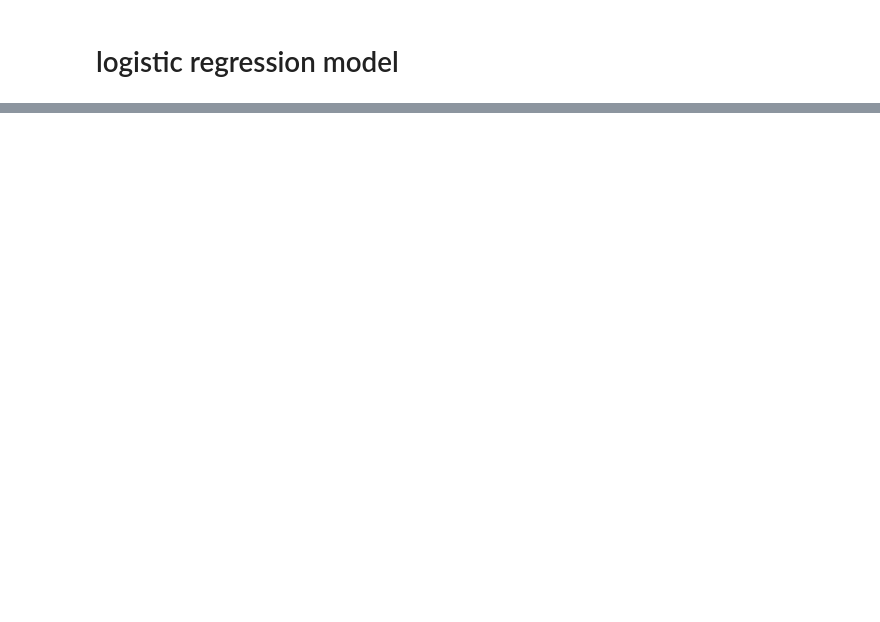
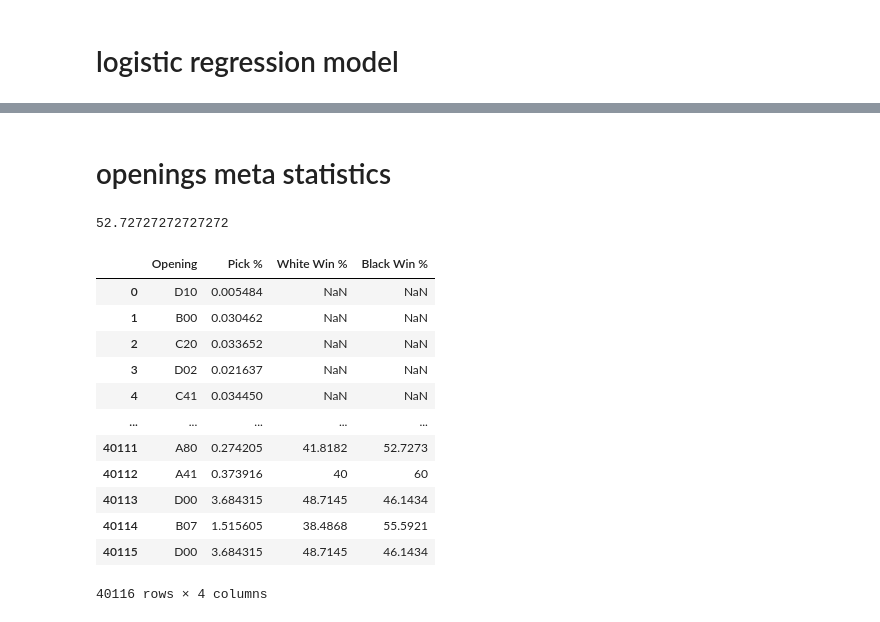
Before and after one commit to jonrosner/chess-game-analysis, a Jupyter notebook: JLM_notebook.ipynb, the cells around one changed output, grey strips where cells are left out. Cells and saved outputs as stored; diff of their text form; code cells hidden in the pictures; blank space fills up the shorter version.

```diff
--- a/JLM_notebook.ipynb
+++ b/JLM_notebook.ipynb
@@ -251,0 +290,49 @@ model.score(X_test,y_test)
+# %% [markdown]
+# openings meta statistics
+# %%
+opdf = pd.DataFrame(columns=['Opening', 'Pick %', 'White Win %', 'Black Win %'])
+# %%
+df = pd.read_csv('games.csv')
+openings = df['opening_eco']
+#opening_counts = df['opening_eco'].value_counts()
+#open30 = opening_counts[0:31]
+#open30
+#len(df[df['opening_eco']=='A00'])
+#len(df['opening_eco'])
+black_df = df.copy()
+black_df = black_df[black_df['winner'] == 'black']
+len(new_df[new_df['opening_eco']=='A00'])
+(len(black_df[black_df['opening_eco']=='D10'])) / len(df[df['opening_eco']=='D10'])*100
+# %% [output]
+52.72727272727272
+# %%
+for opening in openings:
+    eco_name = opening
+    eco_pick_perc = (len(df[df['opening_eco']==opening])) / len(df['opening_eco'])*100
+
+    black_df = df.copy()
+    black_df = black_df[black_df['winner'] == 'black']
+    eco_win_perc_black = (len(black_df[black_df['opening_eco']==opening])) / len(df[df['opening_eco']==opening])*100
+
+    white_df = df.copy()
+    white_df = white_df[white_df['winner'] == 'white']
+    eco_win_perc_white = (len(white_df[white_df['opening_eco']==opening])) / len(df[df['opening_eco']==opening])*100
+
+    opdf_df = pd.DataFrame([[eco_name, eco_pick_perc, eco_win_perc_black, eco_win_perc_white]], columns=['Opening', 'Pick %', 'White Win %', 'Black Win %'])
+    opdf = opdf.append(opdf_df, ignore_index=True)
+# %%
+opdf
+# %% [output]
+|  | Opening | Pick % | White Win % | Black Win % |
+| 0 | D10 | 0.005484 | NaN | NaN |
+| 1 | B00 | 0.030462 | NaN | NaN |
+| 2 | C20 | 0.033652 | NaN | NaN |
+| 3 | D02 | 0.021637 | NaN | NaN |
+| 4 | C41 | 0.034450 | NaN | NaN |
+| ... | ... | ... | ... | ... |
+| 40111 | A80 | 0.274205 | 41.8182 | 52.7273 |
+| 40112 | A41 | 0.373916 | 40 | 60 |
+| 40113 | D00 | 3.684315 | 48.7145 | 46.1434 |
+| 40114 | B07 | 1.515605 | 38.4868 | 55.5921 |
+| 40115 | D00 | 3.684315 | 48.7145 | 46.1434 |
+40116 rows × 4 columns
```
Also changed, not shown: parts of 16 cells of this notebook.
